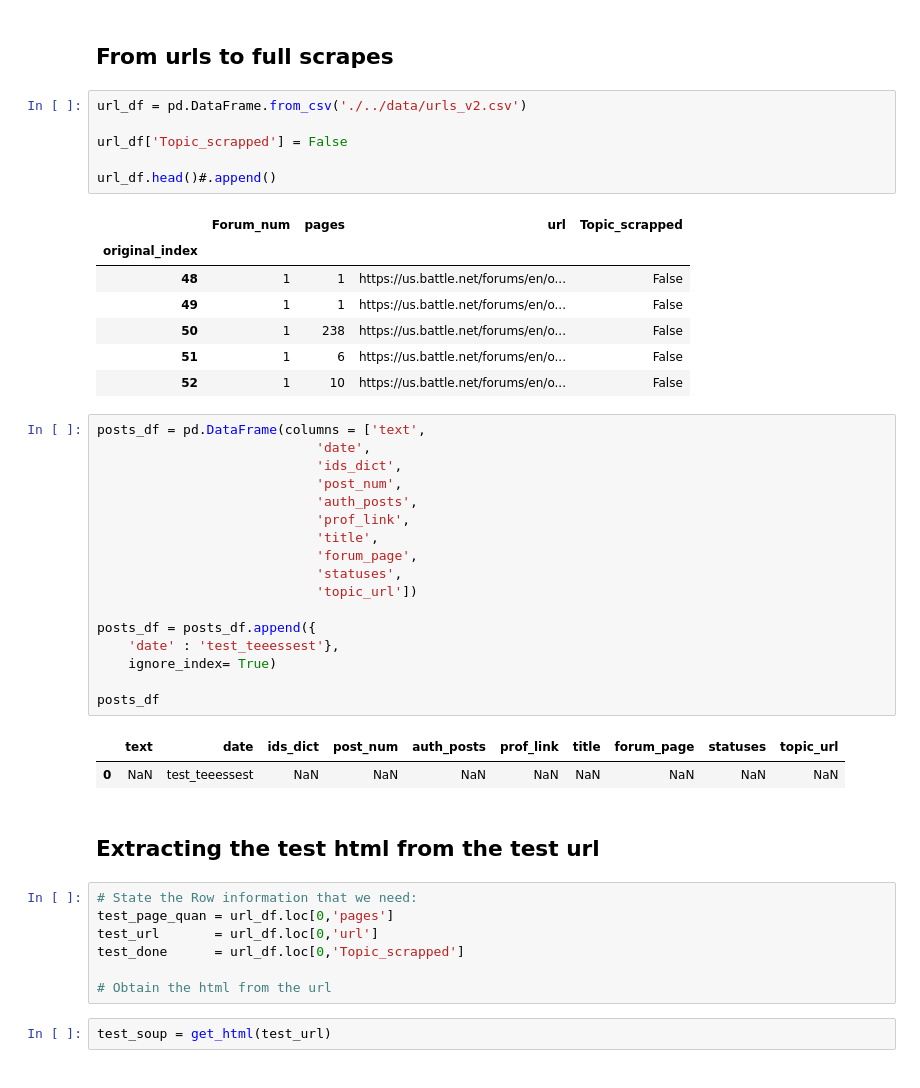
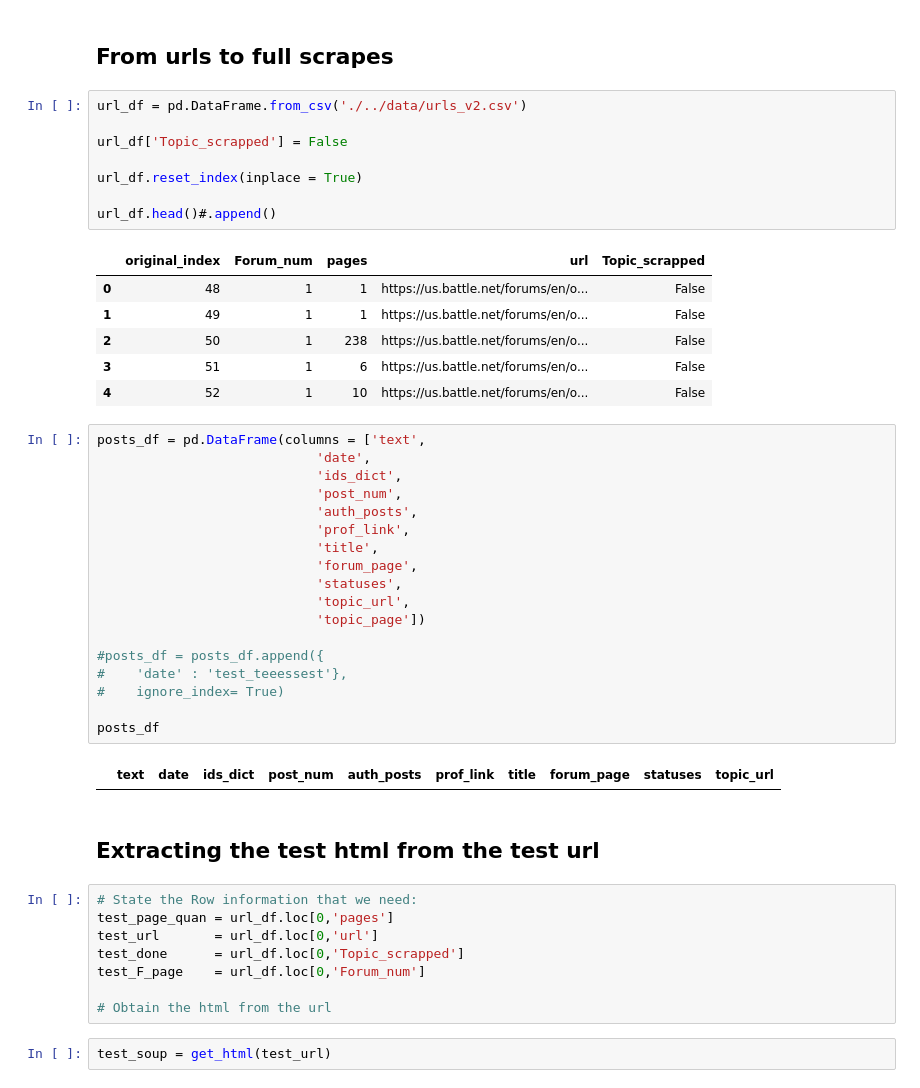
Before and after one commit to TerraJRiley/Toxic_watch, a Jupyter notebook: Scrapers/AWS_TW_scraper.ipynb, the cells around one changed output. Drawn from its saved outputs; the diff is of its cells as text.

Commit message:
Test run of AWS Scraper

```diff
--- a/Scrapers/AWS_TW_scraper.ipynb
+++ b/Scrapers/AWS_TW_scraper.ipynb
@@ -228,17 +244,18 @@ url_df.to_csv('./../data/urls_v2.csv', index = False)
 # %%
 url_df = pd.DataFrame.from_csv('./../data/urls_v2.csv')
 
 url_df['Topic_scrapped'] = False
 
+url_df.reset_index(inplace = True)
+
 url_df.head()#.append()
 # %% [output]
-|  | Forum_num | pages | url | Topic_scrapped |
-| original_index |  |  |  |  |
-| 48 | 1 | 1 | https://us.battle.net/forums/en/o... | False |
-| 49 | 1 | 1 | https://us.battle.net/forums/en/o... | False |
-| 50 | 1 | 238 | https://us.battle.net/forums/en/o... | False |
-| 51 | 1 | 6 | https://us.battle.net/forums/en/o... | False |
-| 52 | 1 | 10 | https://us.battle.net/forums/en/o... | False |
+|  | original_index | Forum_num | pages | url | Topic_scrapped |
+| 0 | 48 | 1 | 1 | https://us.battle.net/forums/en/o... | False |
+| 1 | 49 | 1 | 1 | https://us.battle.net/forums/en/o... | False |
+| 2 | 50 | 1 | 238 | https://us.battle.net/forums/en/o... | False |
+| 3 | 51 | 1 | 6 | https://us.battle.net/forums/en/o... | False |
+| 4 | 52 | 1 | 10 | https://us.battle.net/forums/en/o... | False |
 # %%
 posts_df = pd.DataFrame(columns = ['text',
                             'date',
@@ -249,16 +266,16 @@ posts_df = pd.DataFrame(columns = ['text',
                             'title',
                             'forum_page',
                             'statuses',
-                            'topic_url'])
+                            'topic_url',
+                            'topic_page'])
 
-posts_df = posts_df.append({
-    'date' : 'test_teeessest'},
-    ignore_index= True)
+#posts_df = posts_df.append({
+#    'date' : 'test_teeessest'},
+#    ignore_index= True)
 
 posts_df
 # %% [output]
 |  | text | date | ids_dict | post_num | auth_posts | prof_link | title | forum_page | statuses | topic_url |
-| 0 | NaN | test_teeessest | NaN | NaN | NaN | NaN | NaN | NaN | NaN | NaN |
 # %% [markdown]
 ## Extracting the test html from the test url
 # %%
@@ -266,6 +283,7 @@ posts_df
 test_page_quan = url_df.loc[0,'pages']
 test_url       = url_df.loc[0,'url']
 test_done      = url_df.loc[0,'Topic_scrapped']
+test_F_page    = url_df.loc[0,'Forum_num']
 
 # Obtain the html from the url
 # %%
```
Also changed, not shown: parts of 21 cells of this notebook.
